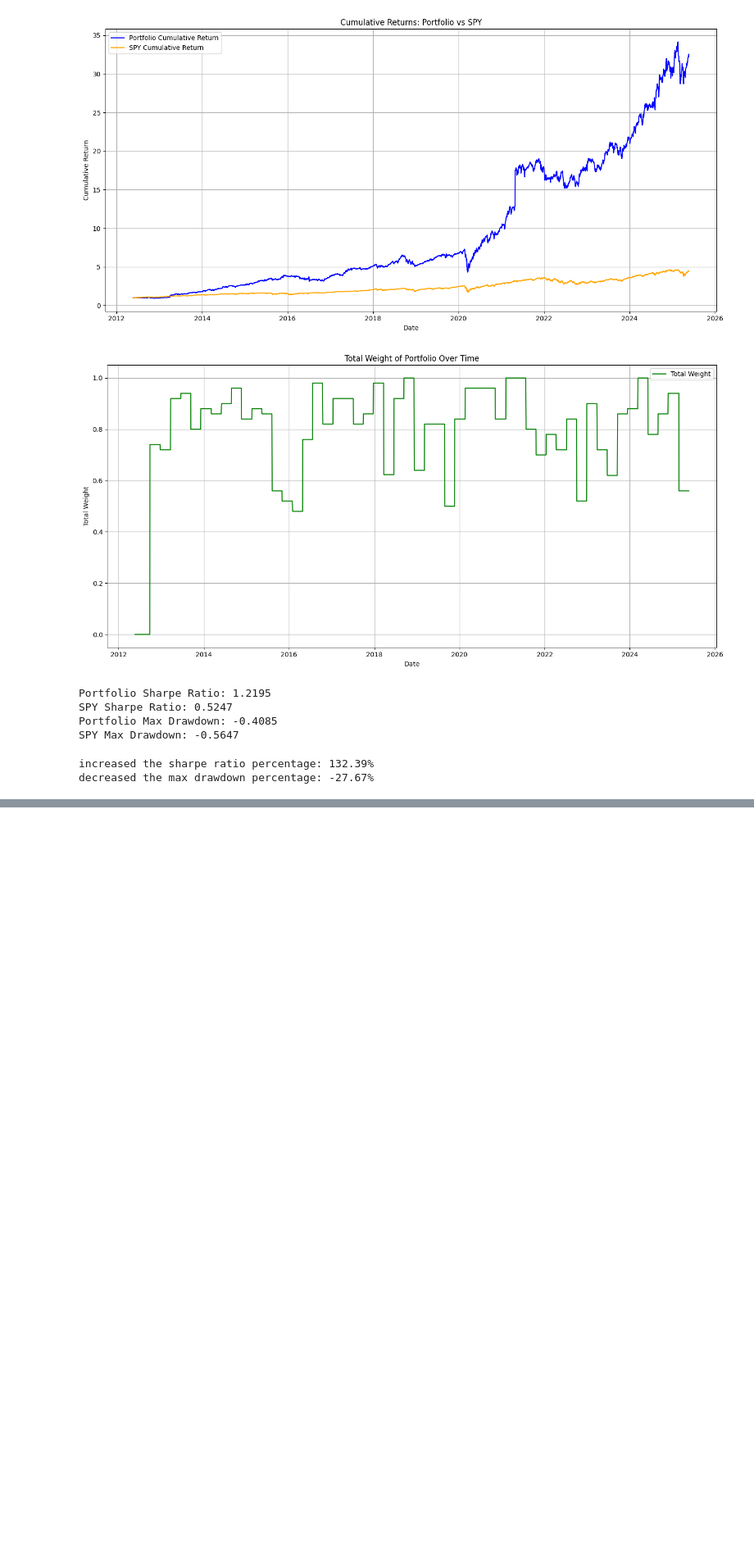
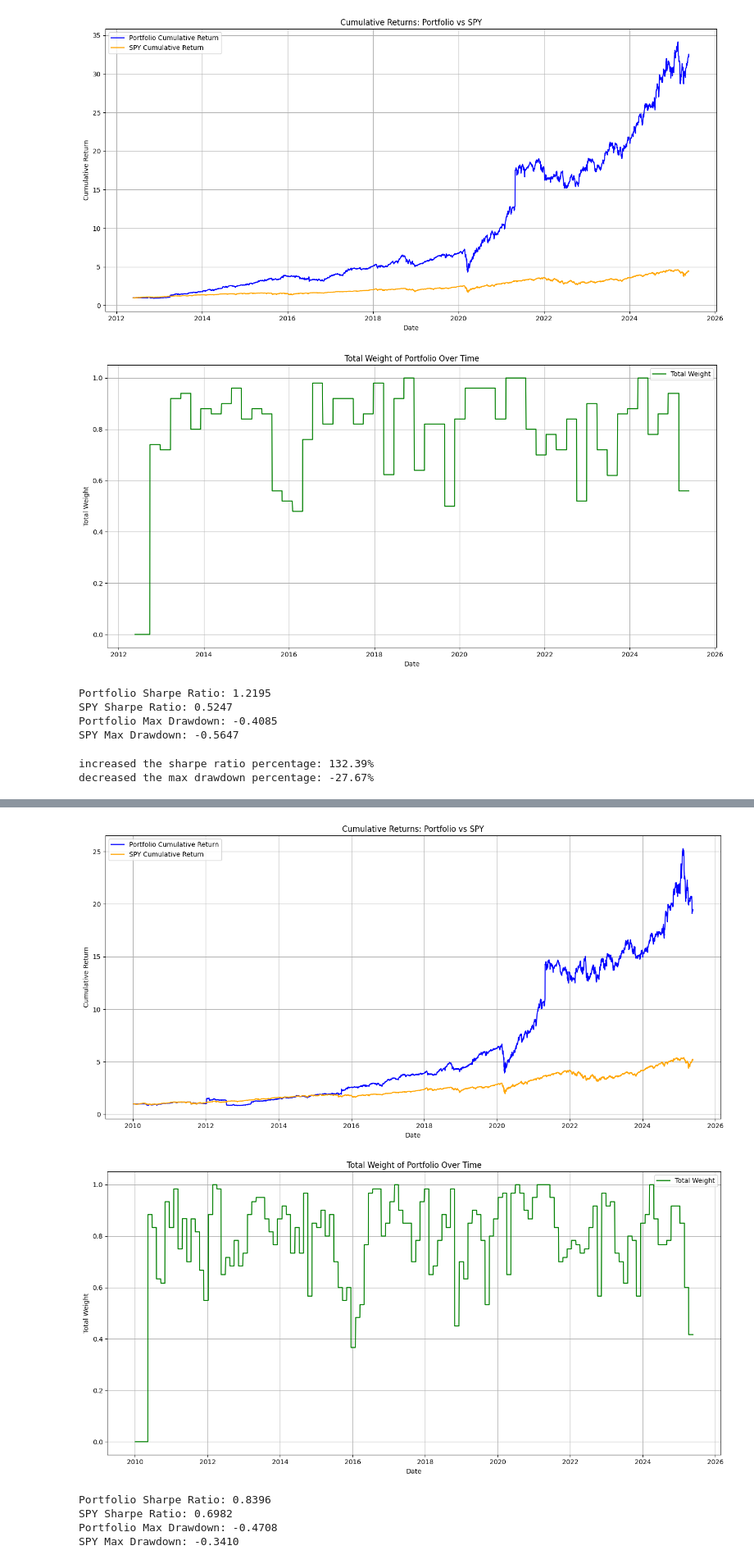
Before and after one commit to mashroor10/PorfolioManager, a Jupyter notebook: TestJptrs/PortofolioManager/caclulatingReturns.ipynb, the cells around one changed output, grey strips where cells are left out. Shown at 82% size. Drawn from its saved outputs; the diff is of its cells as text; code cells hidden in the pictures; blank space fills up the shorter version.

```diff
--- a/TestJptrs/PortofolioManager/caclulatingReturns.ipynb
+++ b/TestJptrs/PortofolioManager/caclulatingReturns.ipynb
@@ -287,0 +365,73 @@ with open('portfolio_columns.txt', 'w') as f:
+# %%
+def plotPortfolio(risk_coeff, top_pairs, rebalance_freq):
+
+    fileName = f"optimDfs/optimDf_RC{risk_coeff}_TP{top_pairs}_RF{rebalance_freq}.csv"
+    try:
+        portfolioData = pd.read_csv(fileName, parse_dates=['date'])
+    except:
+        print(f"File {fileName} not found. Skipping...")
+        return
+    #joining the spy_eod_data with portfolioData on only the dates portfolioData has
+    #printing the latest date in portfolioData
+    print(f"Latest date in portfolioData: {portfolioData['date'].max()}")
+    portfolioData['date'] = pd.to_datetime(portfolioData['date'])
+    #make portfolioData 80% of it's orginial size
+    # portfolioData = portfolioData[portfolioData['date'] <= '2025-05-21']
+    # portfolioData = portfolioData[portfolioData['date'] >= '2012-05-21']
+    portfolioData.set_index('date', inplace=True)
+    portfolioData = portfolioData.join(spy_eod_data, how='inner', rsuffix='_spy')
+    print(portfolioData.columns)
+    #calculating the returns
+    portfolioData['portfolioCumulativeReturn']= (1+portfolioData['portfolio_return']).cumprod()
+    portfolioData['spyReturn'] = portfolioData['close'].pct_change()
+    portfolioData['spyCumulativeReturn'] = (1 + portfolioData['spyReturn']).cumprod()
+
+    # Plotting the cumulative returns
+    plt.figure(figsize=(14, 7))
+    plt.plot(portfolioData.index, portfolioData['portfolioCumulativeReturn'], label='Portfolio Cumulative Return', color='blue')
+    plt.plot(portfolioData.index, portfolioData['spyCumulativeReturn'], label='SPY Cumulative Return', color='orange')
+    plt.title('Cumulative Returns: Portfolio vs SPY')
+    plt.xlabel('Date')
+    plt.ylabel('Cumulative Return')
+    plt.legend()
+    plt.grid()
+    plt.tight_layout()
+    plt.savefig('cumulative_returns.png')
+    plt.show()
+
+
+    #create a column called total_weight that is the sum of all weights in portfolioData
+    portfolioData['total_weight'] = portfolioData.filter(like='_weight').sum(axis=1)
+    #plot portfolioData['total_weight']
+    total_weight = portfolioData['total_weight'].dropna()
+    plt.figure(figsize=(14, 7))
+    plt.plot(portfolioData.index, total_weight, label='Total Weight', color='green')
+    plt.title('Total Weight of Portfolio Over Time')
+    plt.xlabel('Date')
+    plt.ylabel('Total Weight')
+    plt.legend()
+    plt.grid()
+    plt.tight_layout()
+    plt.savefig('total_weight.png')
+    plt.show()
+
+    #comparing portfolioData sharpe and spy_eod_data sharpe
+    portfolio_sharpe = (portfolioData['portfolio_return'].mean() / portfolioData['portfolio_return'].std())* np.sqrt(252)
+    spy_sharpe = (spy_eod_data['returns'].mean() / spy_eod_data['returns'].std())* np.sqrt(252)
+    print(f"Portfolio Sharpe Ratio: {portfolio_sharpe:.4f}")
+    print(f"SPY Sharpe Ratio: {spy_sharpe:.4f}")
+
+    #compare the max drawdown of portfolioData and spy_eod_data
+    def max_drawdown(returns):
+        cumulative = (1 + returns).cumprod()
+        peak = cumulative.cummax()
+        drawdown = (cumulative - peak) / peak
+        return drawdown.min()
+    portfolio_max_drawdown = max_drawdown(portfolioData['portfolio_return'])
+    spy_max_drawdown = max_drawdown(spy_eod_data['returns'])
+    print(f"Portfolio Max Drawdown: {portfolio_max_drawdown:.4f}")
+    print(f"SPY Max Drawdown: {spy_max_drawdown:.4f}")
+
+
+plotPortfolio(0.1, 30, 30) #example call to plotPortfolio function
+# %% [output]
@@ -287,0 +445,6 @@ with open('portfolio_columns.txt', 'w') as f:
+[figure, added]
+[figure, added]
+Portfolio Sharpe Ratio: 0.8396
+SPY Sharpe Ratio: 0.6982
+Portfolio Max Drawdown: -0.4708
+SPY Max Drawdown: -0.3410
```
Also changed, not shown: parts of 7 cells of this notebook, 26 other files.
